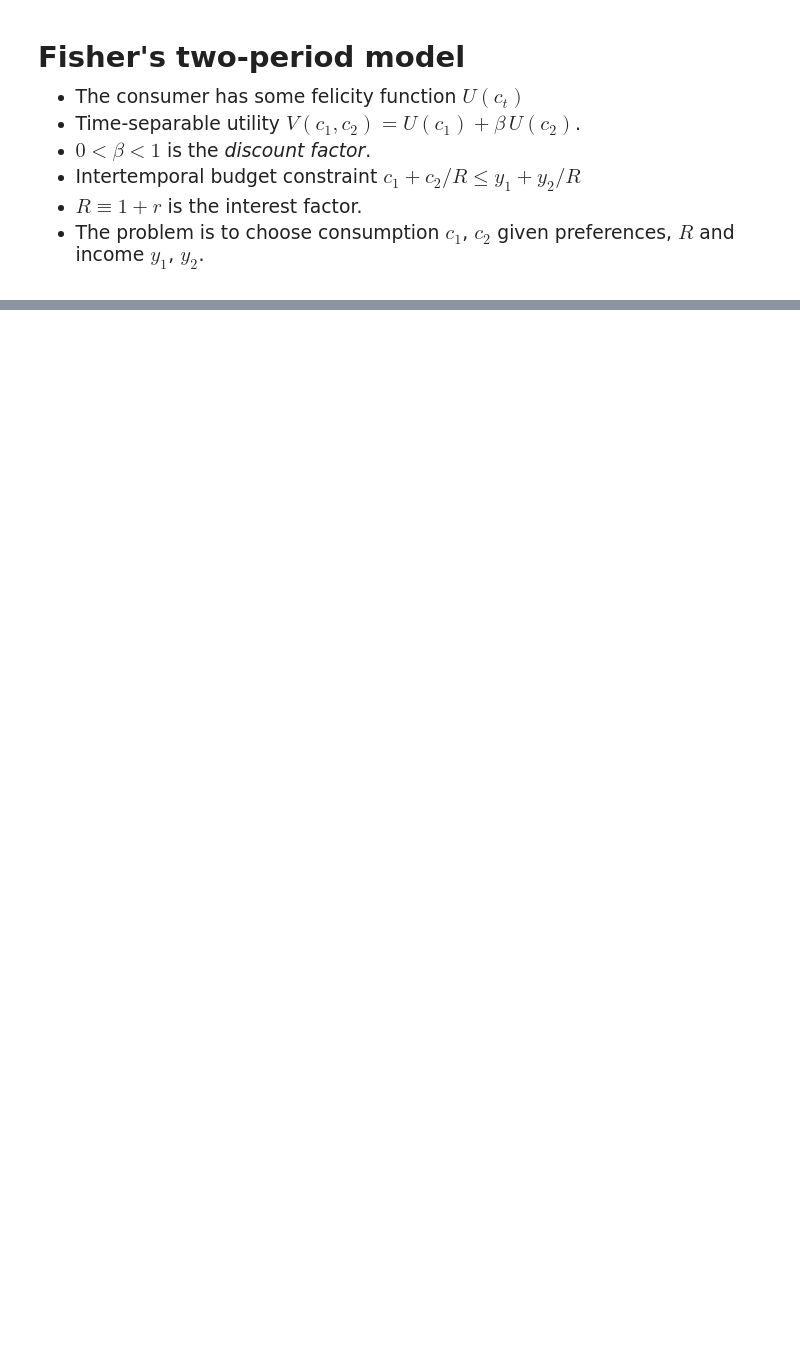
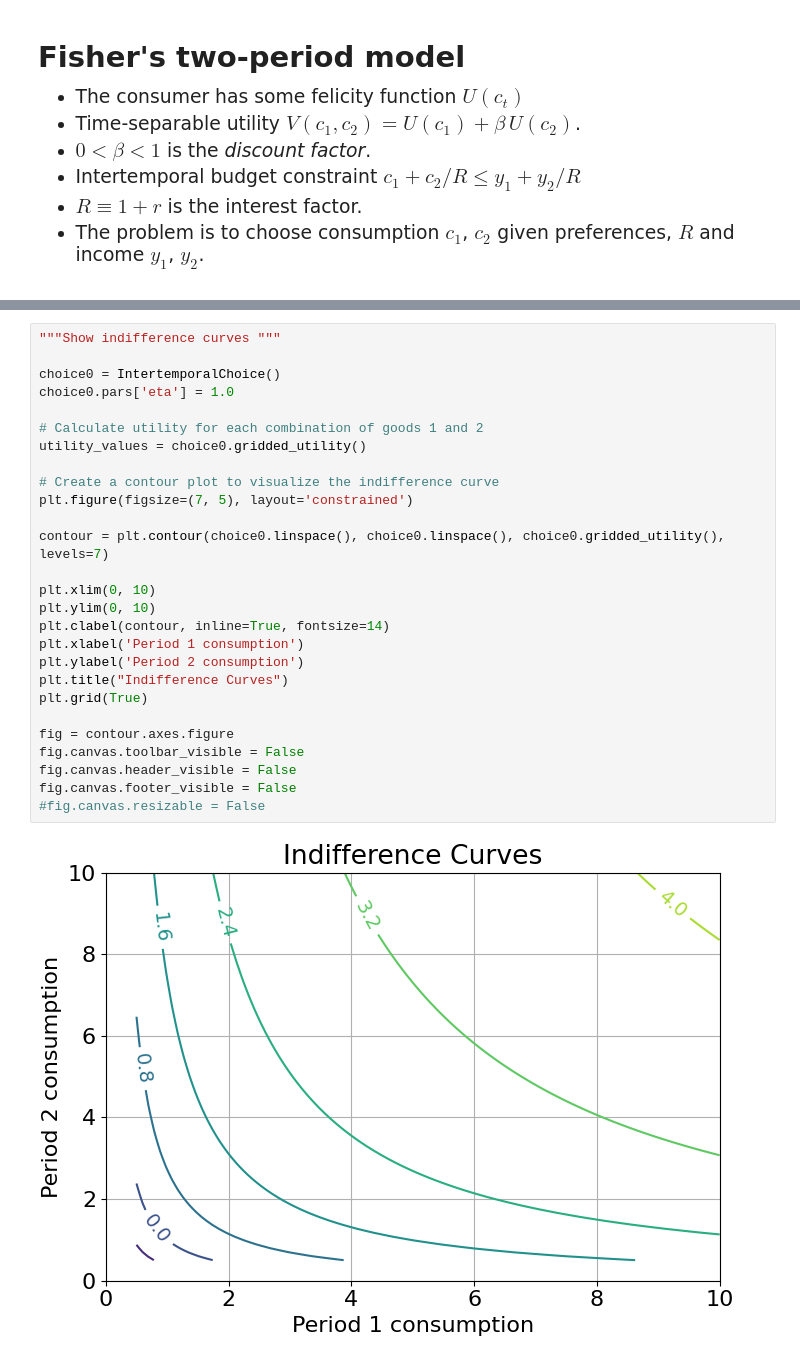
Before and after one commit to jl-2021/my-binder, a Jupyter notebook: intertemporal-choice.ipynb, the cells around one changed output, grey strips where cells are left out. Saved outputs shown, nothing was run; the diff lists cells and outputs as text; blank space fills up the shorter version.

```diff
--- a/intertemporal-choice.ipynb
+++ b/intertemporal-choice.ipynb
@@ -66,3 +203,32 @@ Paul Samuelson (1937): the formal mathematical discounted utility model
+# %%
+"""Show indifference curves """
+
+choice0 = IntertemporalChoice()
+choice0.pars['eta'] = 1.0
+
+# Calculate utility for each combination of goods 1 and 2
+utility_values = choice0.gridded_utility()
+
+# Create a contour plot to visualize the indifference curve
+plt.figure(figsize=(7, 5), layout='constrained')
+
+contour = plt.contour(choice0.linspace(), choice0.linspace(), choice0.gridded_utility(), levels=7)
+
+plt.xlim(0, 10)
+plt.ylim(0, 10)
+plt.clabel(contour, inline=True, fontsize=14)
+plt.xlabel('Period 1 consumption')
+plt.ylabel('Period 2 consumption')
+plt.title("Indifference Curves")
+plt.grid(True)
+
+fig = contour.axes.figure
+fig.canvas.toolbar_visible = False
+fig.canvas.header_visible = False
+fig.canvas.footer_visible = False
+#fig.canvas.resizable = False
+# %% [output]
+[figure, added]
 # %% [markdown]
 <span style="font-size:1.25em;">
 
```
Also changed, not shown: parts of 23 cells of this notebook.
